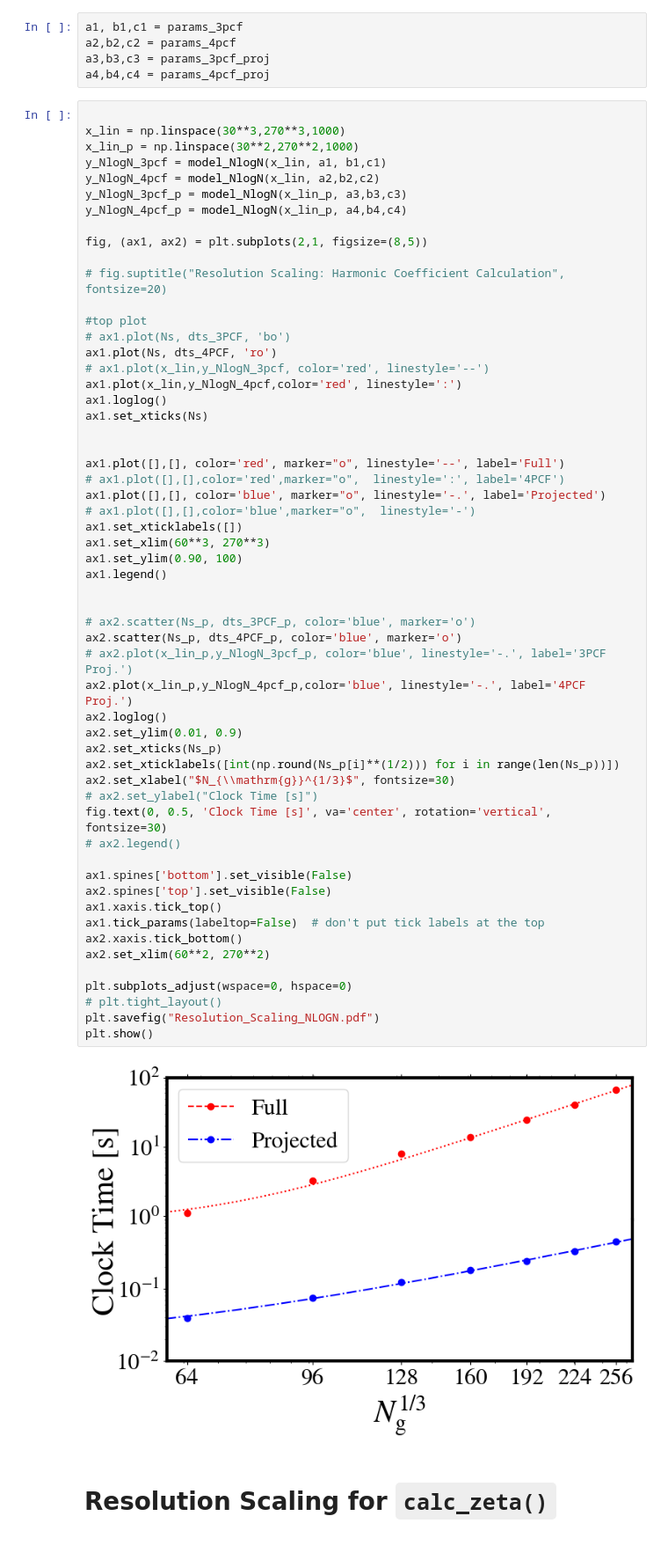
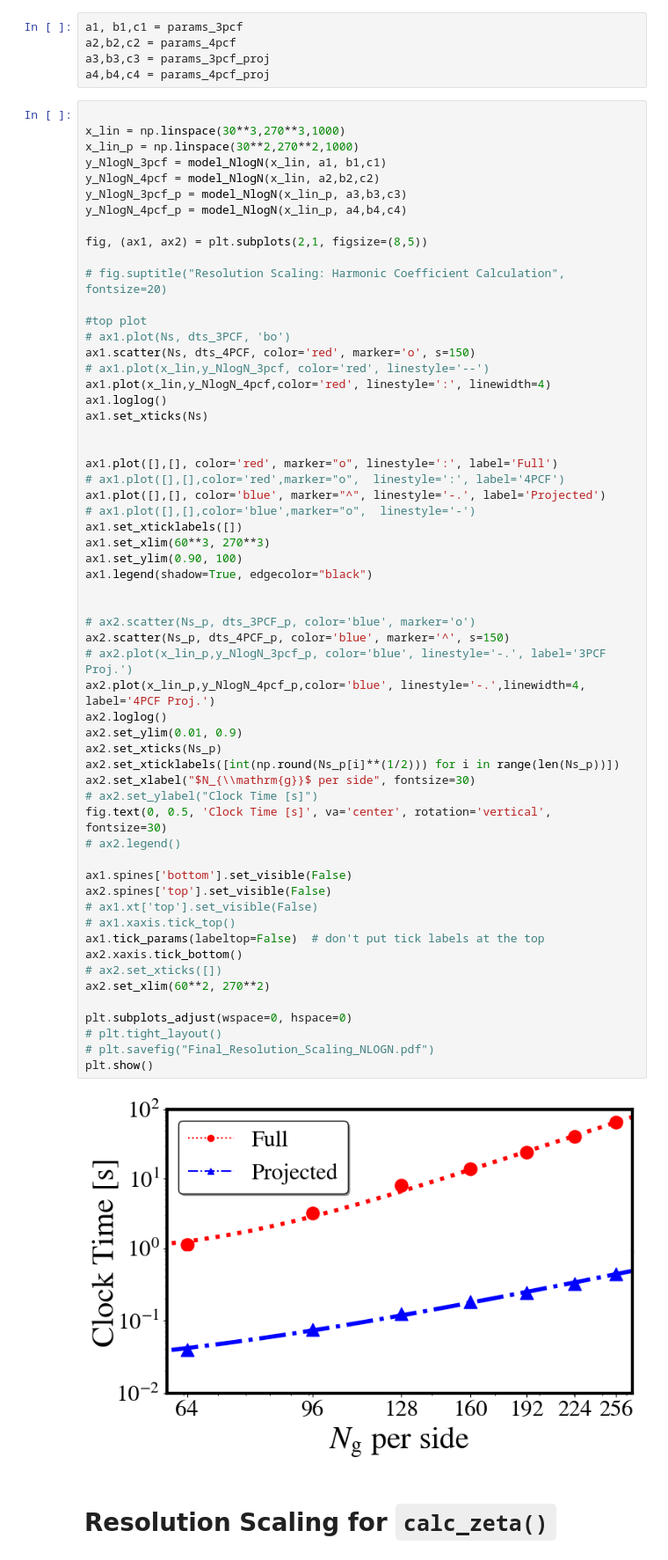
Before and after one commit to James11222/sarabande, a Jupyter notebook: notebooks/resolution_scaling_figures.ipynb, the cells around one changed output. Shown at 88% size. Cells and saved outputs as stored; diff of their text form.

```diff
--- a/notebooks/resolution_scaling_figures.ipynb
+++ b/notebooks/resolution_scaling_figures.ipynb
@@ -127,49 +127,51 @@ fig, (ax1, ax2) = plt.subplots(2,1, figsize=(8,5))
 
 #top plot
 # ax1.plot(Ns, dts_3PCF, 'bo')
-ax1.plot(Ns, dts_4PCF, 'ro')
+ax1.scatter(Ns, dts_4PCF, color='red', marker='o', s=150)
 # ax1.plot(x_lin,y_NlogN_3pcf, color='red', linestyle='--')
-ax1.plot(x_lin,y_NlogN_4pcf,color='red', linestyle=':')
+ax1.plot(x_lin,y_NlogN_4pcf,color='red', linestyle=':', linewidth=4)
 ax1.loglog()
 ax1.set_xticks(Ns)
 
 
-ax1.plot([],[], color='red', marker="o", linestyle='--', label='Full')
+ax1.plot([],[], color='red', marker="o", linestyle=':', label='Full')
 # ax1.plot([],[],color='red',marker="o",  linestyle=':', label='4PCF')
-ax1.plot([],[], color='blue', marker="o", linestyle='-.', label='Projected')
+ax1.plot([],[], color='blue', marker="^", linestyle='-.', label='Projected')
 # ax1.plot([],[],color='blue',marker="o",  linestyle='-')
 ax1.set_xticklabels([])
 ax1.set_xlim(60**3, 270**3)
 ax1.set_ylim(0.90, 100)
-ax1.legend()
+ax1.legend(shadow=True, edgecolor="black")
 
 
 # ax2.scatter(Ns_p, dts_3PCF_p, color='blue', marker='o')
-ax2.scatter(Ns_p, dts_4PCF_p, color='blue', marker='o')
+ax2.scatter(Ns_p, dts_4PCF_p, color='blue', marker='^', s=150)
 # ax2.plot(x_lin_p,y_NlogN_3pcf_p, color='blue', linestyle='-.', label='3PCF Proj.')
-ax2.plot(x_lin_p,y_NlogN_4pcf_p,color='blue', linestyle='-.', label='4PCF Proj.')
+ax2.plot(x_lin_p,y_NlogN_4pcf_p,color='blue', linestyle='-.',linewidth=4, label='4PCF Proj.')
 ax2.loglog()
 ax2.set_ylim(0.01, 0.9)
 ax2.set_xticks(Ns_p)
 ax2.set_xticklabels([int(np.round(Ns_p[i]**(1/2))) for i in range(len(Ns_p))])
-ax2.set_xlabel("$N_{\\mathrm{g}}^{1/3}$", fontsize=30)
+ax2.set_xlabel("$N_{\\mathrm{g}}$ per side", fontsize=30)
 # ax2.set_ylabel("Clock Time [s]")
 fig.text(0, 0.5, 'Clock Time [s]', va='center', rotation='vertical', fontsize=30)
 # ax2.legend()
 
 ax1.spines['bottom'].set_visible(False)
 ax2.spines['top'].set_visible(False)
-ax1.xaxis.tick_top()
+# ax1.xt['top'].set_visible(False)
+# ax1.xaxis.tick_top()
 ax1.tick_params(labeltop=False)  # don't put tick labels at the top
 ax2.xaxis.tick_bottom()
+# ax2.set_xticks([])
 ax2.set_xlim(60**2, 270**2)
 
 plt.subplots_adjust(wspace=0, hspace=0)
 # plt.tight_layout()
-plt.savefig("Resolution_Scaling_NLOGN.pdf")
+# plt.savefig("Final_Resolution_Scaling_NLOGN.pdf")
 plt.show()
 # %% [output]
-[figure, old version]
+[figure, new version]
 # %% [markdown]
 # Resolution Scaling for `calc_zeta()`
 # %%
```
Also changed, not shown: parts of 3 cells of this notebook, 20 other files.
